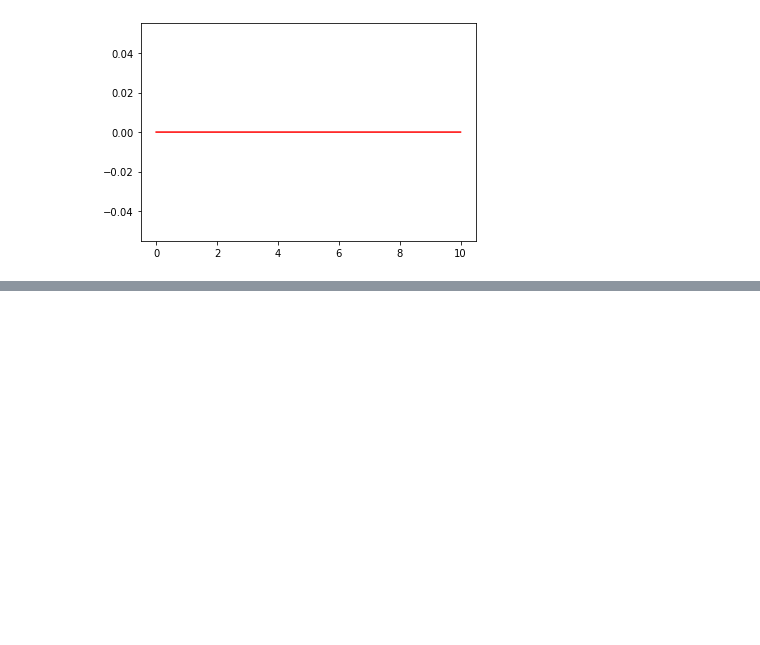
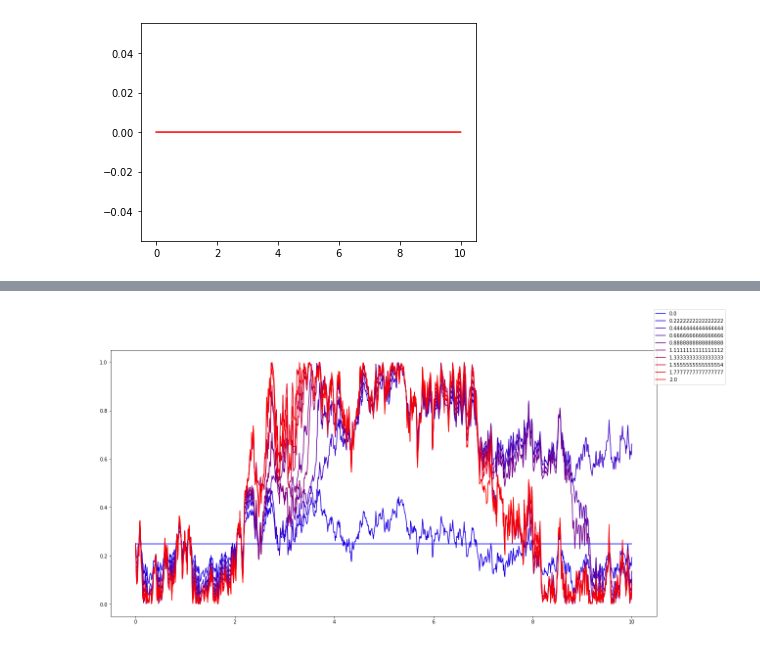
Before and after one commit to SClerckx/VTISF, a Jupyter notebook: particleBehaviour.ipynb, the cells around one changed output, grey strips where cells are left out. Saved outputs shown, nothing was run; the diff lists cells and outputs as text; code cells hidden in the pictures; blank space fills up the shorter version.

```diff
--- a/particleBehaviour.ipynb
+++ b/particleBehaviour.ipynb
@@ -345,0 +374,45 @@ getProportionDt("Milstein", 1000, 100, 0.002, plot = True)
+# %%
+def getParticlesCustom(type, number, baseSteps, Tend, kBar = 1, h = 1, plot = False):
+    assert(type == "Euler" or type == "Milstein")
+    particles = []
+
+    for i in range(number):
+        ts, ws, dws, dt = getWeiner(baseSteps,Tend, 0)
+
+        if type == "Euler":
+            eulerParticle = Particle(0.25, kBar = kBar, h = h)
+            zs = eulerParticle.simulate(ts, dws, dt)
+            particles.append(eulerParticle)
+
+        if type == "Milstein":
+            milsteinParticle = Particle(0.25, kBar = kBar, h = h)
+            zs = milsteinParticle.simulateMilstein(ts, dws, dt)
+            particles.append(milsteinParticle)
+
+    return particles
+# %%
+def getTracks(krange, hrange, type, number, steps, tEnd, noComb = False):
+    shapeFig = plt.figure(figsize = (20,10))
+    shapeAx = shapeFig.gca()
+    maxRatio = krange[-1]/hrange[0]
+
+    if noComb:
+        for kBar, h in zip (krange, hrange):
+            ratio = kBar/h
+            particle = getParticlesCustom(type, number, steps, tEnd, kBar = kBar, h = h, plot = True)[0]
+            shapeAx.plot(particle.ts, np.array(particle.zs)/h, label = f"{kBar}/{h} = {ratio}") #color = blueRedGradient(maxRatio, ratio))
+            print(particle.zs[-1])
+    else:
+        for kBar in krange:
+            for h in hrange:
+                ratio = kBar/h
+                particle = getParticlesCustom(type, number, steps, tEnd, kBar = kBar, h = h, plot = True)[0]
+                shapeAx.plot(particle.ts, np.array(particle.zs)/h, label = f"{kBar}/{h} = {ratio}", color = blueRedGradient(maxRatio, ratio))
+                print(particle.zs[-1])
+
+
+    shapeFig.legend()
+# %%
+getTracks(np.linspace(0, 2, 10), [1], "Euler", 1, 1000, 10)
+# %% [output]
+[figure, added]
```
Also changed, not shown: parts of 13 cells of this notebook.
